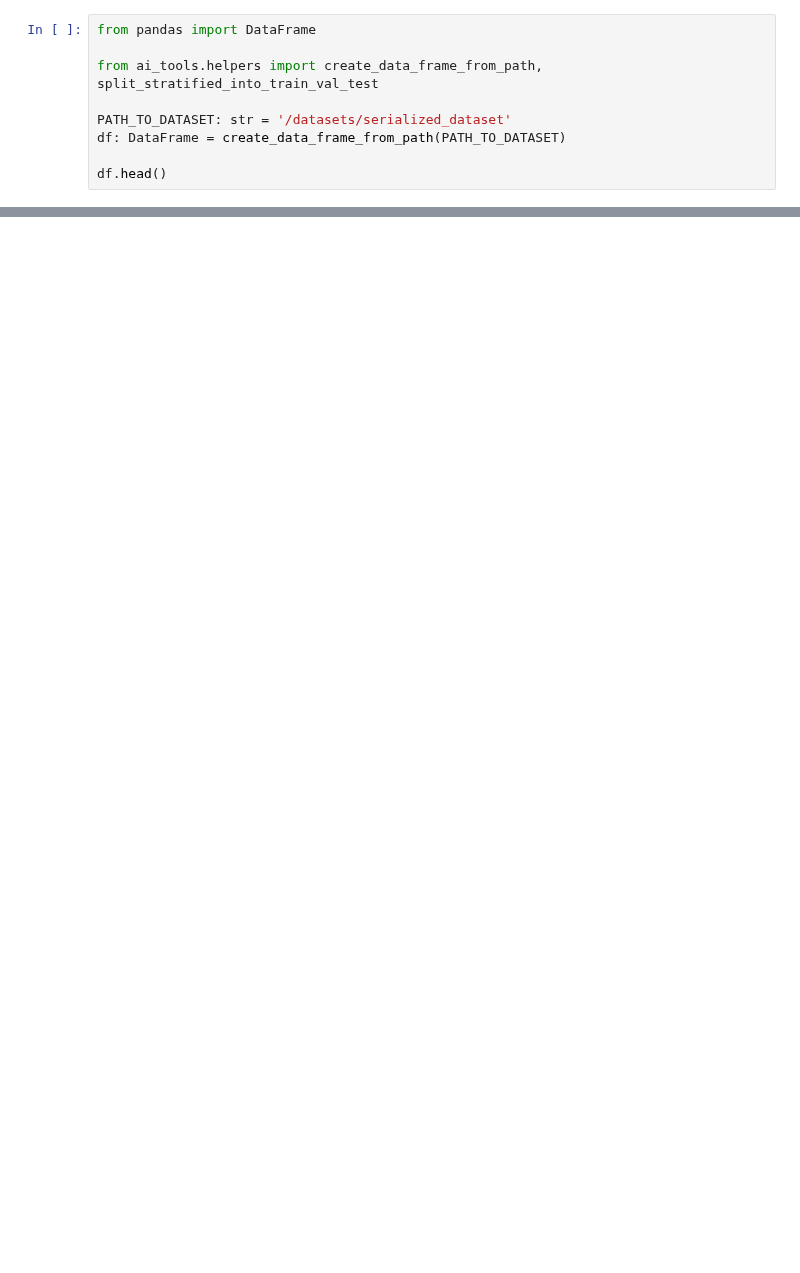
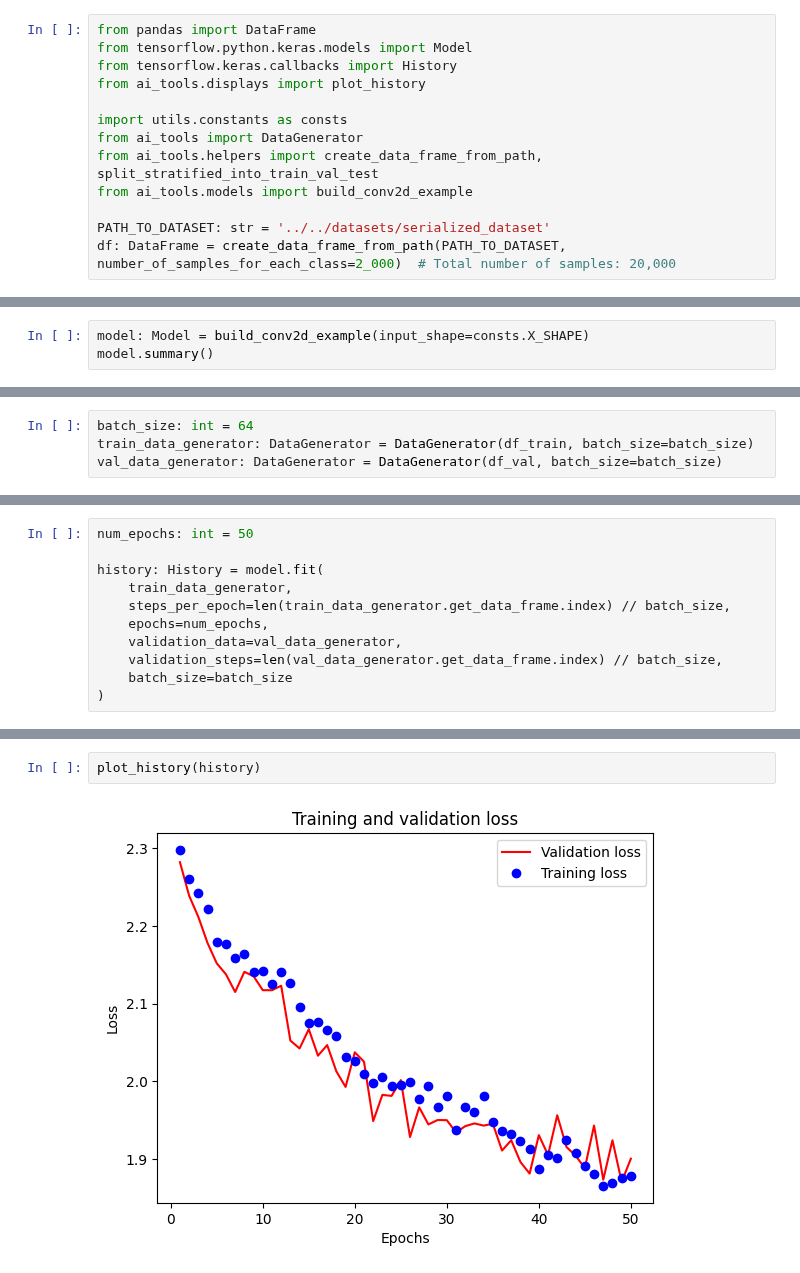
Before and after one commit to wammy19/auditory-deep-dreamer, a Jupyter notebook: jupyter-notebooks/11_data_generator_and_model_test.ipynb, the cells around one changed output, grey strips where cells are left out. Saved outputs shown, nothing was run; the diff lists cells and outputs as text; blank space fills up the shorter version.

Commit message:
A note book has been created demonstrating training with the DataGenerator. The timer class has been extended.

```diff
--- a/jupyter-notebooks/11_data_generator_and_model_test.ipynb
+++ b/jupyter-notebooks/11_data_generator_and_model_test.ipynb
@@ -1,9 +3,13 @@
 # %%
 from pandas import DataFrame
+from tensorflow.python.keras.models import Model
+from tensorflow.keras.callbacks import History
+from ai_tools.displays import plot_history
 
+import utils.constants as consts
+from ai_tools import DataGenerator
 from ai_tools.helpers import create_data_frame_from_path, split_stratified_into_train_val_test
+from ai_tools.models import build_conv2d_example
 
-PATH_TO_DATASET: str = '/datasets/serialized_dataset'
-df: DataFrame = create_data_frame_from_path(PATH_TO_DATASET)
-
-df.head()
+PATH_TO_DATASET: str = '../../datasets/serialized_dataset'
+df: DataFrame = create_data_frame_from_path(PATH_TO_DATASET, number_of_samples_for_each_class=2_000)  # Total number of samples: 20,000
@@ -34,0 +35,3 @@ Name: instrument, dtype: int64
+# %%
+model: Model = build_conv2d_example(input_shape=consts.X_SHAPE)
+model.summary()
@@ -34,0 +58,4 @@ Name: instrument, dtype: int64
+# %%
+batch_size: int = 64
+train_data_generator: DataGenerator = DataGenerator(df_train, batch_size=batch_size)
+val_data_generator: DataGenerator = DataGenerator(df_val, batch_size=batch_size)
@@ -34,0 +64,11 @@ Name: instrument, dtype: int64
+# %%
+num_epochs: int = 50
+
+history: History = model.fit(
+    train_data_generator,
+    steps_per_epoch=len(train_data_generator.get_data_frame.index) // batch_size,
+    epochs=num_epochs,
+    validation_data=val_data_generator,
+    validation_steps=len(val_data_generator.get_data_frame.index) // batch_size,
+    batch_size=batch_size
+)
@@ -34,0 +96,4 @@ Name: instrument, dtype: int64
+# %%
+plot_history(history)
+# %% [output]
+[figure, added]
```
Also changed, not shown: parts of 14 cells of this notebook, 4 other files.
